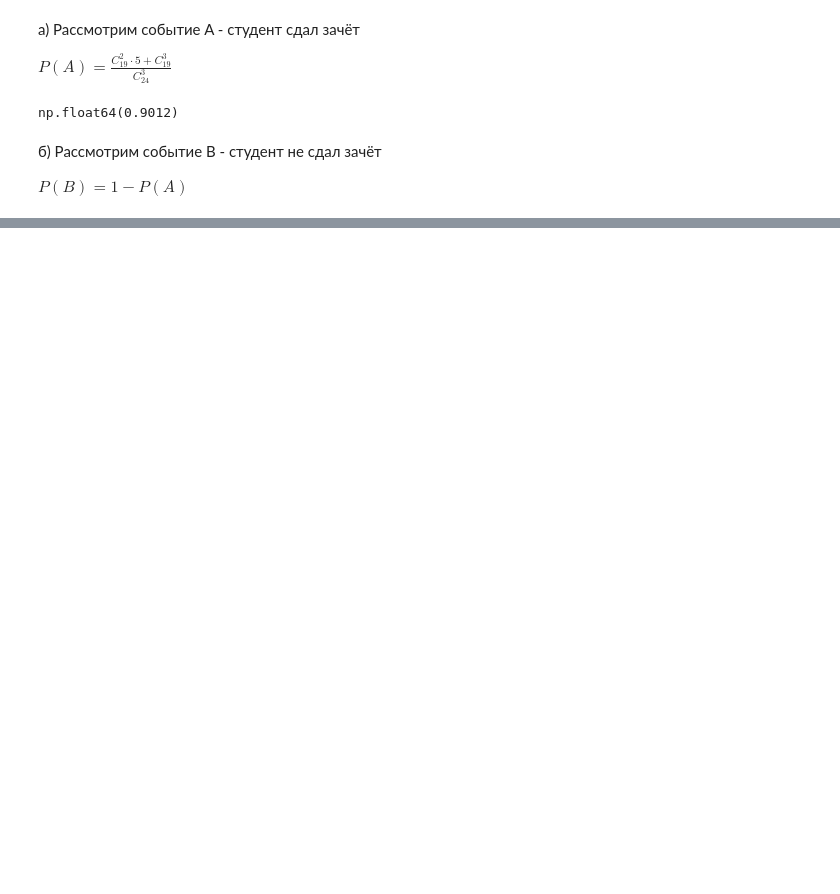
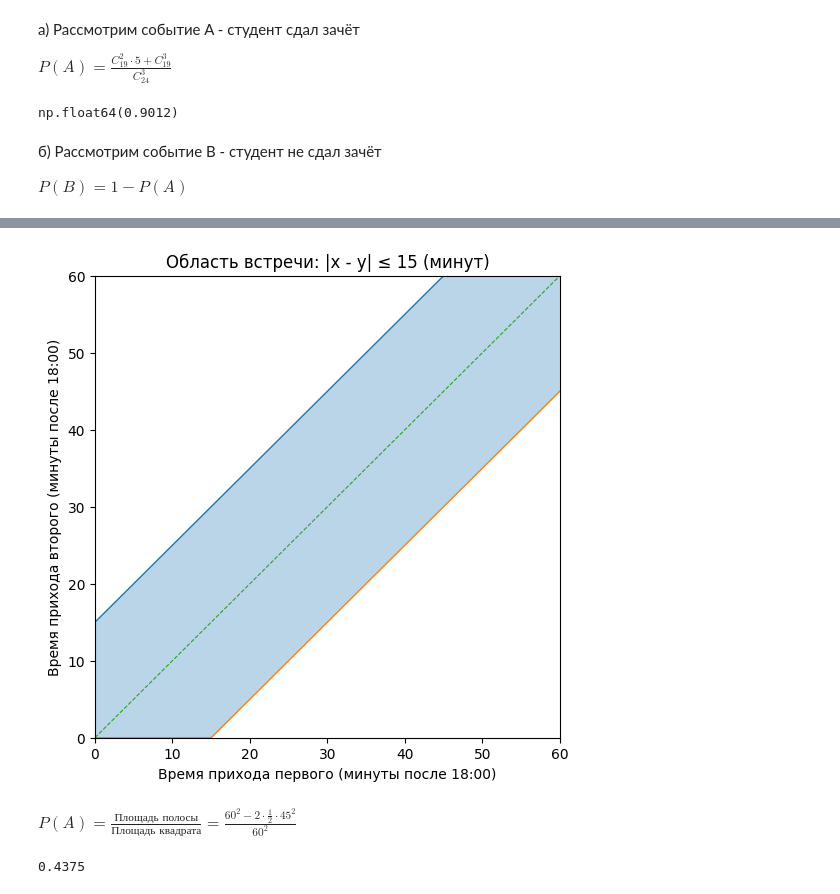
Before and after one commit to atrepalin/Probability-Threory-RSREU, a Jupyter notebook: tasks.ipynb, the cells around one changed output, grey strips where cells are left out. Drawn from its saved outputs; the diff is of its cells as text; code cells hidden in the pictures; blank space fills up the shorter version.

```diff
--- a/tasks.ipynb
+++ b/tasks.ipynb
@@ -81,0 +182,62 @@ $P(B) = 1 - P(A)$
+# %%
+import matplotlib.pyplot as plt
+import numpy as np
+
+T = 60.0
+wait = 15.0
+
+x = np.linspace(0, T, 400)
+y1 = x + wait
+y2 = x - wait
+
+fig, ax = plt.subplots(figsize=(6,6))
+ax.set_xlim(0, T)
+ax.set_ylim(0, T)
+ax.set_xlabel("Время прихода первого (минуты после 18:00)")
+ax.set_ylabel("Время прихода второго (минуты после 18:00)")
+ax.set_title("Область встречи: |x - y| ≤ 15 (минут)")
+
+poly_x = []
+poly_y = []
+
+xs = np.linspace(0, wait, 80)
+poly_x.extend(xs.tolist())
+poly_y.extend((xs + wait).tolist())
+
+xs = np.linspace(wait, T - wait, 160)
+poly_x.extend(xs.tolist())
+poly_y.extend((xs + wait).tolist())
+
+xs = np.linspace(T - wait, T, 80)
+poly_x.extend(xs.tolist())
+poly_y.extend((xs + wait).tolist())
+
+poly_x_lower = poly_x[::-1]
+poly_y_lower = []
+for xi in poly_x_lower:
+    yi = xi - wait
+    if yi < 0:
+        yi = 0.0
+    if yi > T:
+        yi = T
+    poly_y_lower.append(yi)
+
+band_x = np.array(poly_x + poly_x_lower)
+band_y = np.array(poly_y + poly_y_lower)
+
+ax.fill(band_x, band_y, alpha=0.3)
+
+ax.plot(x, np.clip(x + wait, 0, T), linestyle='-', linewidth=1.0)
+ax.plot(x, np.clip(x - wait, 0, T), linestyle='-', linewidth=1.0)
+
+ax.plot([0, T], [0, T], linestyle='--', linewidth=0.8)
+
+plt.show()
+# %% [output]
+[figure, added]
+# %% [markdown]
+$P(A) = \frac{\text{Площадь полосы}}{\text{Площадь квадрата}} = \frac{60^2 - 2 \cdot \frac{1}{2} \cdot 45^2}{60^2}$
+# %%
+round((60 ** 2 - 45 ** 2) / 60 ** 2, 4)
+# %% [output]
+0.4375
```
Also changed, not shown: parts of 25 cells of this notebook, 8 other files.
